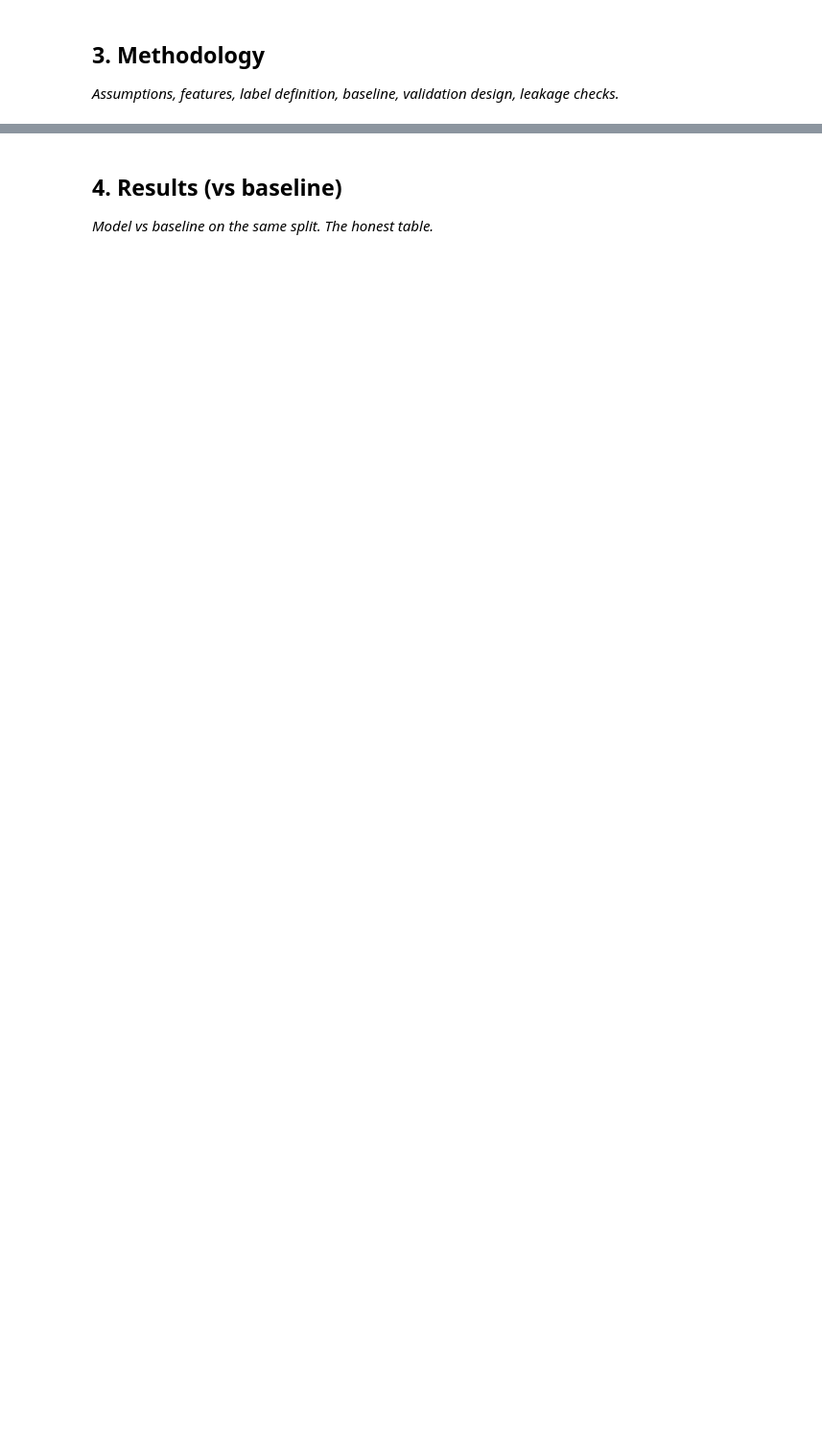
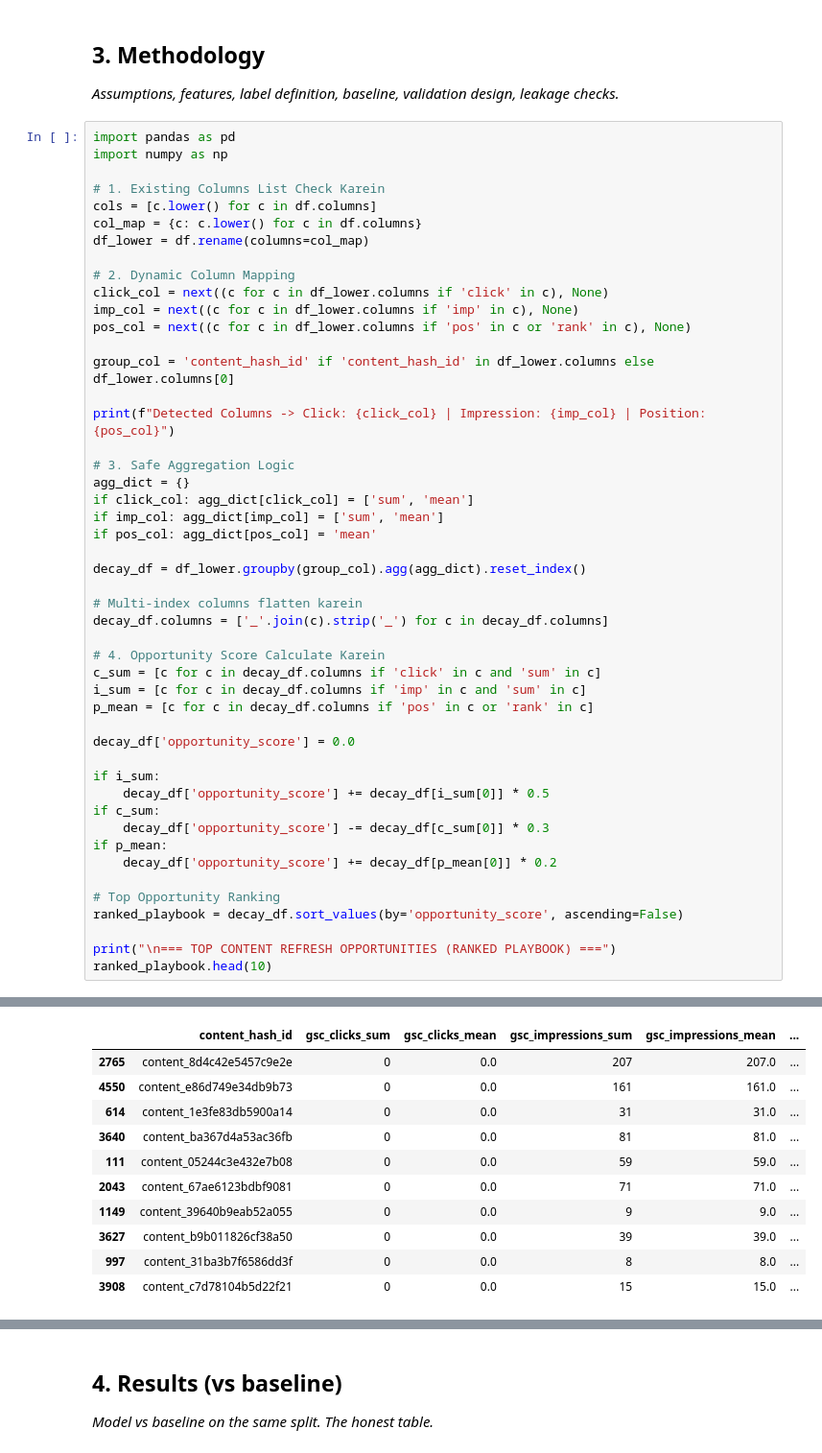
Before and after one commit to CodewithSaira/ML-Pipelining, a Jupyter notebook: work/notebooks/capstone.ipynb, the cells around one changed output, grey strips where cells are left out. Shown at 96% size. Cells and saved outputs as stored; diff of their text form; blank space fills up the shorter version.

```diff
--- a/work/notebooks/capstone.ipynb
+++ b/work/notebooks/capstone.ipynb
@@ -18,3 +56,52 @@ This skeleton is yours to fill. Work the sections **in order** — each one has
 ## 3. Methodology
 
 *Assumptions, features, label definition, baseline, validation design, leakage checks.*
+# %%
+import pandas as pd
+import numpy as np
+
+# 1. Existing Columns List Check Karein
+cols = [c.lower() for c in df.columns]
+col_map = {c: c.lower() for c in df.columns}
+df_lower = df.rename(columns=col_map)
+
+# 2. Dynamic Column Mapping
+click_col = next((c for c in df_lower.columns if 'click' in c), None)
+imp_col = next((c for c in df_lower.columns if 'imp' in c), None)
+pos_col = next((c for c in df_lower.columns if 'pos' in c or 'rank' in c), None)
+
+group_col = 'content_hash_id' if 'content_hash_id' in df_lower.columns else df_lower.columns[0]
+
+print(f"Detected Columns -> Click: {click_col} | Impression: {imp_col} | Position: {pos_col}")
+
+# 3. Safe Aggregation Logic
+agg_dict = {}
+if click_col: agg_dict[click_col] = ['sum', 'mean']
+if imp_col: agg_dict[imp_col] = ['sum', 'mean']
+if pos_col: agg_dict[pos_col] = 'mean'
+
+decay_df = df_lower.groupby(group_col).agg(agg_dict).reset_index()
+
+# Multi-index columns flatten karein
+decay_df.columns = ['_'.join(c).strip('_') for c in decay_df.columns]
+
+# 4. Opportunity Score Calculate Karein
+c_sum = [c for c in decay_df.columns if 'click' in c and 'sum' in c]
+i_sum = [c for c in decay_df.columns if 'imp' in c and 'sum' in c]
+p_mean = [c for c in decay_df.columns if 'pos' in c or 'rank' in c]
+
+decay_df['opportunity_score'] = 0.0
+
+if i_sum:
+    decay_df['opportunity_score'] += decay_df[i_sum[0]] * 0.5
+if c_sum:
+    decay_df['opportunity_score'] -= decay_df[c_sum[0]] * 0.3
+if p_mean:
+    decay_df['opportunity_score'] += decay_df[p_mean[0]] * 0.2
+
+# Top Opportunity Ranking
+ranked_playbook = decay_df.sort_values(by='opportunity_score', ascending=False)
+
+print("\n=== TOP CONTENT REFRESH OPPORTUNITIES (RANKED PLAYBOOK) ===")
+ranked_playbook.head(10)
+# %% [output]
@@ -20,0 +111,11 @@ This skeleton is yours to fill. Work the sections **in order** — each one has
+|  | content_hash_id | gsc_clicks_sum | gsc_clicks_mean | gsc_impressions_sum | gsc_impressions_mean | ... |
+| 2765 | content_8d4c42e5457c9e2e | 0 | 0.0 | 207 | 207.0 | ... |
+| 4550 | content_e86d749e34db9b73 | 0 | 0.0 | 161 | 161.0 | ... |
+| 614 | content_1e3fe83db5900a14 | 0 | 0.0 | 31 | 31.0 | ... |
+| 3640 | content_ba367d4a53ac36fb | 0 | 0.0 | 81 | 81.0 | ... |
+| 111 | content_05244c3e432e7b08 | 0 | 0.0 | 59 | 59.0 | ... |
+| 2043 | content_67ae6123bdbf9081 | 0 | 0.0 | 71 | 71.0 | ... |
+| 1149 | content_39640b9eab52a055 | 0 | 0.0 | 9 | 9.0 | ... |
+| 3627 | content_b9b011826cf38a50 | 0 | 0.0 | 39 | 39.0 | ... |
+| 997 | content_31ba3b7f6586dd3f | 0 | 0.0 | 8 | 8.0 | ... |
+| 3908 | content_c7d78104b5d22f21 | 0 | 0.0 | 15 | 15.0 | ... |
```
Also changed, not shown: parts of 9 cells of this notebook.
